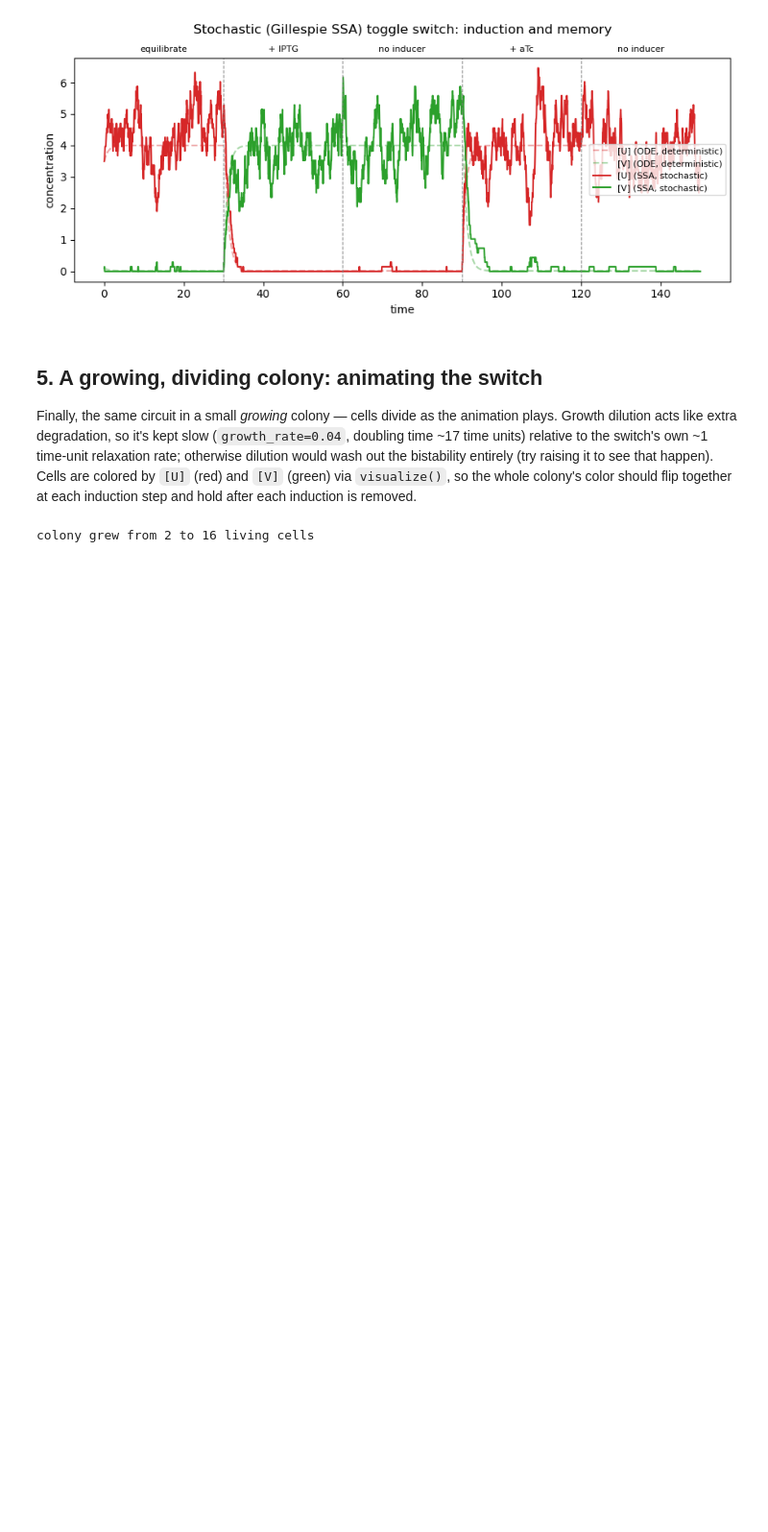
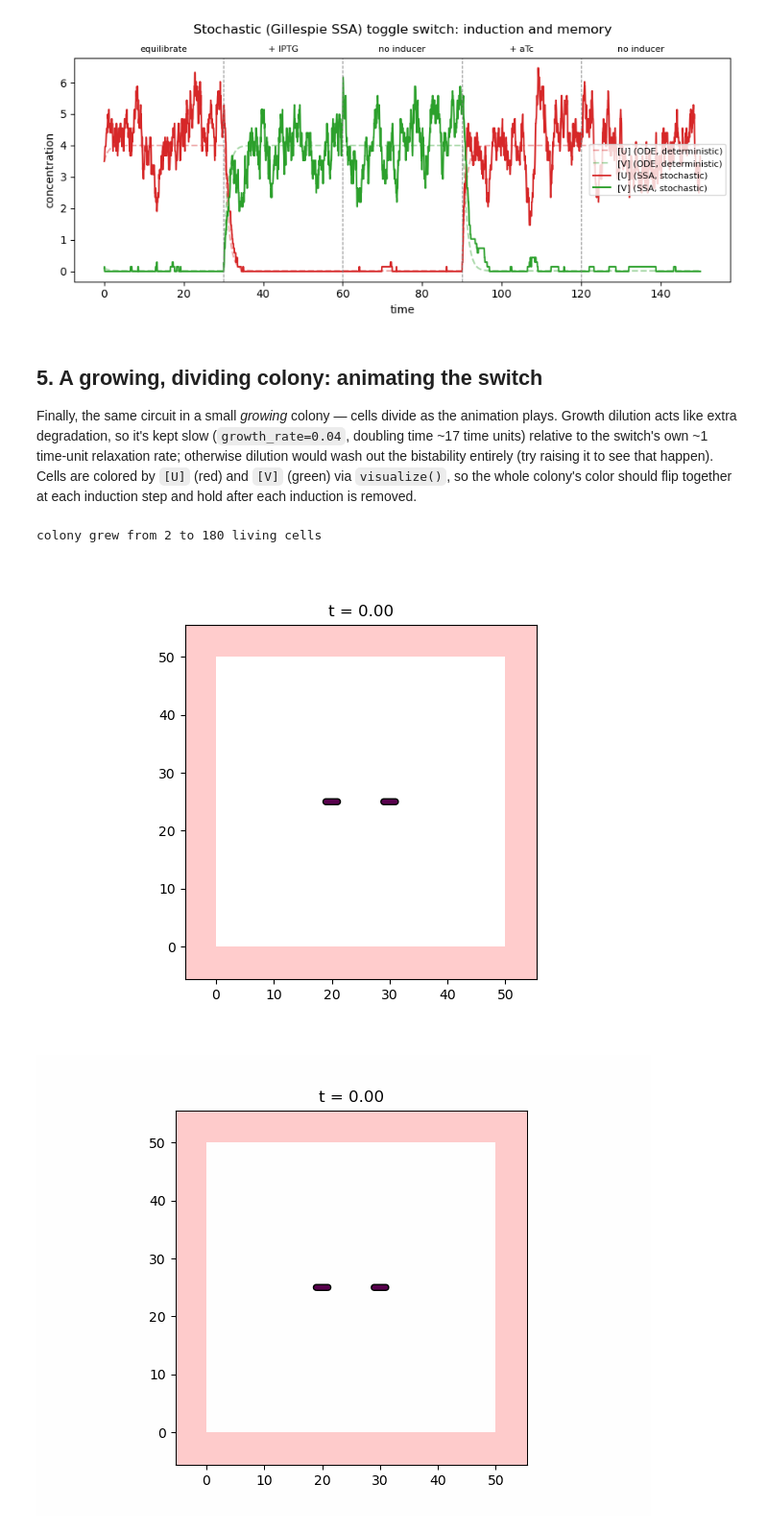
Before and after one commit to Paytonco/multicellular, a Jupyter notebook: examples/toggle_switch_demo.ipynb, the cells around one changed output. Shown at 96% size. Cells and saved outputs as stored; diff of their text form; code cells hidden in the pictures; blank space fills up the shorter version.

```diff
--- a/examples/toggle_switch_demo.ipynb
+++ b/examples/toggle_switch_demo.ipynb
@@ -242,24 +244,56 @@ colored by `[U]` (red) and `[V]` (green) via `visualize()`, so the whole
 colony's color should flip together at each induction step and hold after
 each induction is removed.
 # %%
-video_shape, video_bounds = (10, 10), (100.0, 100.0)
-video_phase_duration = 10.0
+video_shape, video_bounds = (10, 10), (50.0, 50.0)
+video_phase_duration = 15.0
+
+video_no_inducer = Environment(shape=video_shape, bounds=video_bounds, fields=[
+    Field("IPTG", np.zeros(video_shape), is_chemical=True),
+    Field("aTc",  np.zeros(video_shape), is_chemical=True),
+])
+video_add_iptg = Environment(shape=video_shape, bounds=video_bounds, fields=[
+    Field("IPTG", np.full(video_shape, 5.0), is_chemical=True),
+    Field("aTc",  np.zeros(video_shape),     is_chemical=True),
+])
+video_add_atc = Environment(shape=video_shape, bounds=video_bounds, fields=[
+    Field("IPTG", np.zeros(video_shape),     is_chemical=True),
+    Field("aTc",  np.full(video_shape, 5.0), is_chemical=True),
+])
 
 video_cells = [
     Cell(
         id=i, position=position, orientation=[1.0, 0.0], length=2.0,
-        network=build_toggle_network("ODE"), growth_rate=0.04, rng=np.random.default_rng(i),
+        network=ReactionNetwork("toggle_switch",
+                                {"gene_u": gene_u, "gene_v": gene_v, "deg_u": deg_u, "deg_v": deg_v},
+                                simulation_method="SSA"),
+        growth_rate=0.04, rng=np.random.default_rng(i),
     )
-    for i, position in enumerate([[45.0, 50.0], [55.0, 50.0]])
+    for i, position in enumerate([[20.0, 25.0], [30.0, 25.0]])
 ]
-for video_cell in video_cells:
-    video_cell.set_concentration("U", 3.5)
-    video_cell.set_concentration("V", 0.1)
+for c in video_cells:
+    c.set_concentration("U", 3.5)
+    c.set_concentration("V", 0.1)
 
-colony_video = Colony(video_cells, make_env(video_shape, video_bounds), k=10.0, drag=1.0)
+colony_video = Colony(video_cells, video_no_inducer, k=10.0, drag=1.0)
 sim_video = Simulation(colony_video, dt=0.25, t_max=video_phase_duration)
-df_video, _ = run_induction_protocol(sim_video, video_shape, video_bounds, video_phase_duration)
 
-print(f"colony grew from {len(video_cells)} to {int(df_video[df_video['time'] == df_video['time'].max()]['alive'].sum())} living cells")
+df_video = sim_video.run(t_max=1*video_phase_duration, show_progress=False)  # equilibrate
+colony_video.switch_environment(video_add_iptg)
+df_video = sim_video.run(t_max=2*video_phase_duration, show_progress=False)  # + IPTG
+colony_video.switch_environment(video_no_inducer)
+df_video = sim_video.run(t_max=4*video_phase_duration, show_progress=False)  # memory
+colony_video.switch_environment(video_add_atc)
+df_video = sim_video.run(t_max=5*video_phase_duration, show_progress=False)  # + aTc
+colony_video.switch_environment(video_no_inducer)
+df_video = sim_video.run(t_max=7*video_phase_duration, show_progress=False)  # memory
+
+final = df_video[df_video["time"] == df_video["time"].max()]
+print(f"colony grew from {len(video_cells)} to {int(final['alive'].sum())} living cells")
+
+visualize(sim_video, red="U", green="V", stride=4, interval=80,
+          save_path="outputs", filename="toggle_switch.gif", show_progress=False)
+Image(filename="outputs/toggle_switch.gif")
 # %% [output]
-colony grew from 2 to 16 living cells
+colony grew from 2 to 180 living cells
+[figure, added]
+[figure, added]
```
Also changed, not shown: parts of 8 cells of this notebook, 15 other files.
